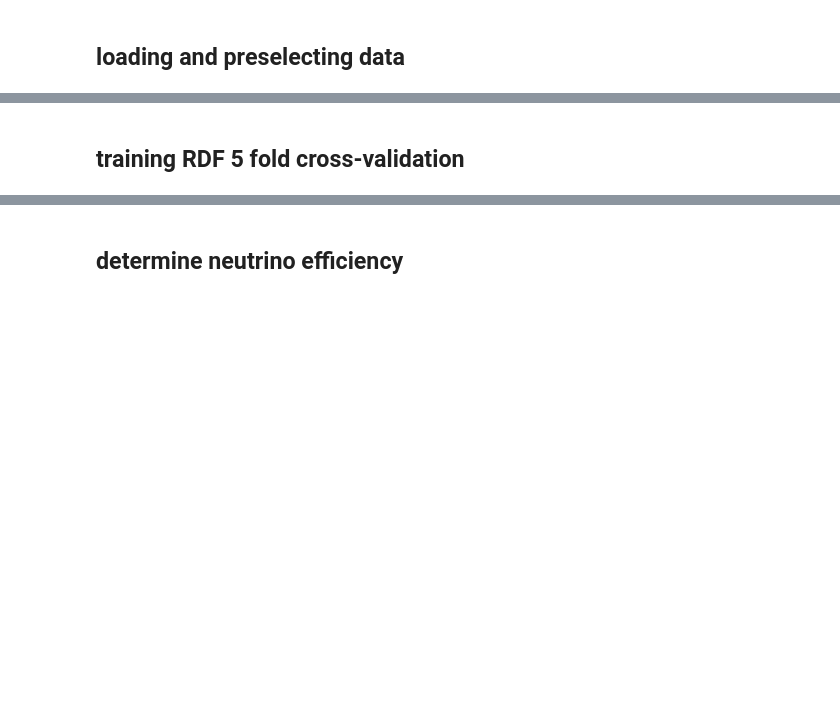
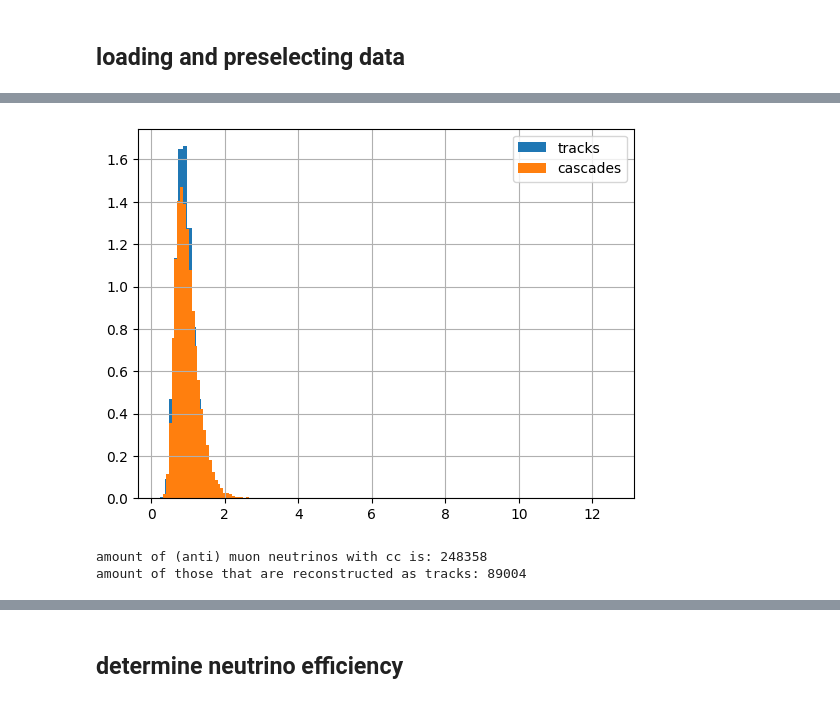
Before and after one commit to JesseBosman/NIKHEF_repo, a Jupyter notebook: RDF.ipynb, the cells around one changed output, grey strips where cells are left out. Drawn from its saved outputs; the diff is of its cells as text; code cells hidden in the pictures; blank space fills up the shorter version.

```diff
--- a/RDF.ipynb
+++ b/RDF.ipynb
@@ -148,2 +23,44 @@ for label in [0,1]:
-# %% [markdown]
-## training RDF 5 fold cross-validation
+# %%
+plt.rcParams["figure.figsize"] = (7,7)
+plt.rcParams["figure.labelsize"] = 14
+plt.rcParams["figure.titlesize"] = 14
+plt.rcParams["axes.labelsize"] = 14
+plt.rcParams["axes.titlesize"] = 14
+plt.rcParams["xtick.labelsize"] = 12
+plt.rcParams["ytick.labelsize"] = 12
+plt.rcParams["legend.fontsize"] = 12
+# %%
+X_full = None
+y_full = None
+df = None
+df = load_data("/home/jbosman/datav7.2_flux_weighed_reduced/", "all")
+
+# shower_mask =
+# track_mask =
+
+# add reco_E based on the likelihood and the energy
+# df['reco_E'] = np.where((df["E.trks.lik[.,0]"]>np.abs(df["E.trks.lik[.,1]"])), df["E.trks.E[.,0]"], df["E.trks.E[.,1]"])
+# df['reco_']
+
+# print(df.value_counts('label'))
+# %%
+tracks = df[(np.abs(df["pdgid"])==14) & (df["is_cc"]==1)]
+cascades = df[(np.abs(df["pdgid"])==12) & (df["is_cc"]==1)]
+hist_tracks = tracks["gandalf_shfit_lik_ratio"].hist(bins=100, label = "tracks", density = True)
+
+
+hist_cascades = cascades["gandalf_shfit_lik_ratio"].hist(bins=100, label = "cascades", density = True)
+plt.legend()
+plt.show()
+# %% [output]
+[figure, added]
+# %%
+mask_reco_track = (df["E.trks.lik[.,0]"]>np.abs(df["E.trks.lik[.,1]"]))
+mask_reco_shower = np.invert(mask_reco_track)
+
+mask_true_track = (np.abs(df["pdgid"])==14) & (df["is_cc"]==1)
+print("amount of (anti) muon neutrinos with cc is: "+str(np.sum(mask_true_track)))
+print("amount of those that are reconstructed as tracks: "+str(np.sum(mask_true_track & mask_reco_track)))
+# %% [output]
+amount of (anti) muon neutrinos with cc is: 248358
+amount of those that are reconstructed as tracks: 89004
```
Also changed, not shown: parts of 28 cells of this notebook, 5 other files.
